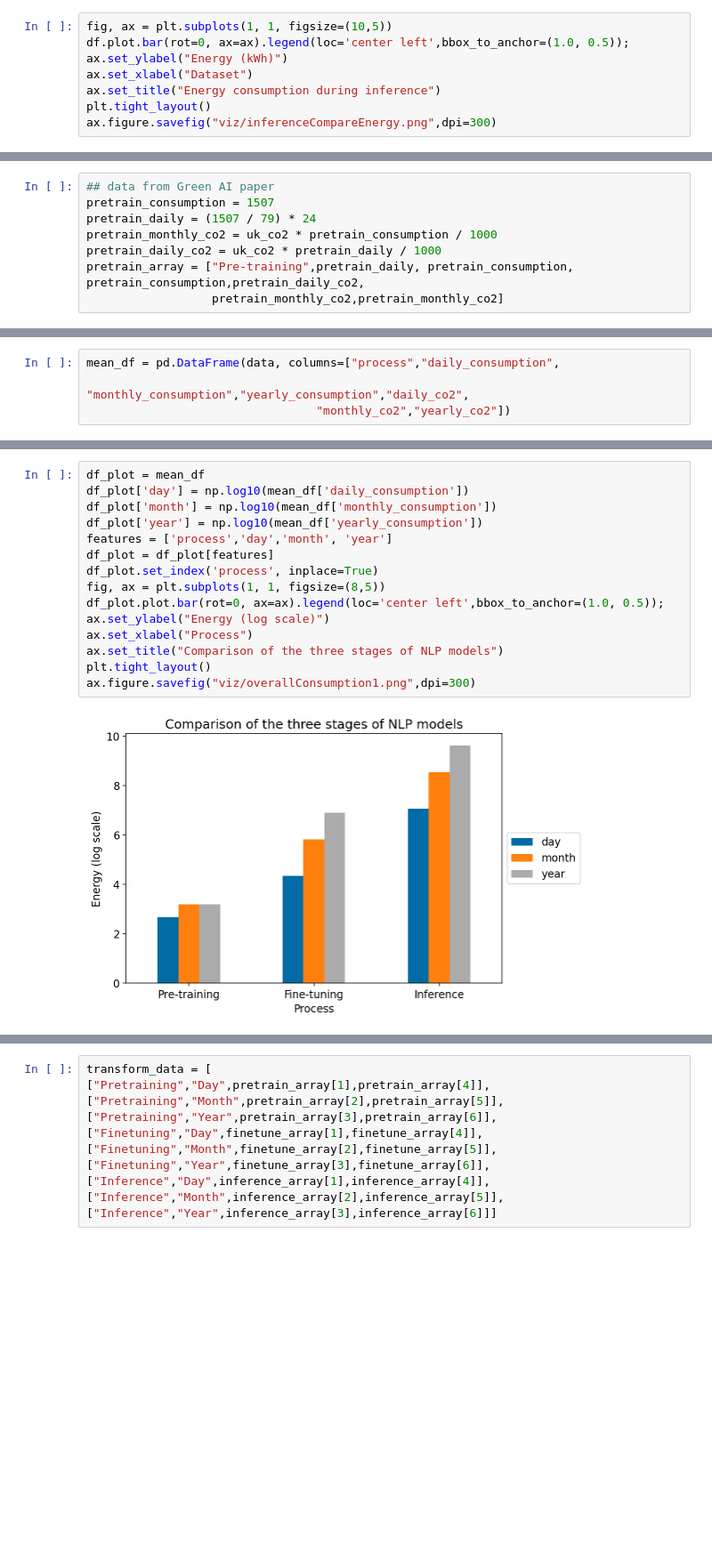
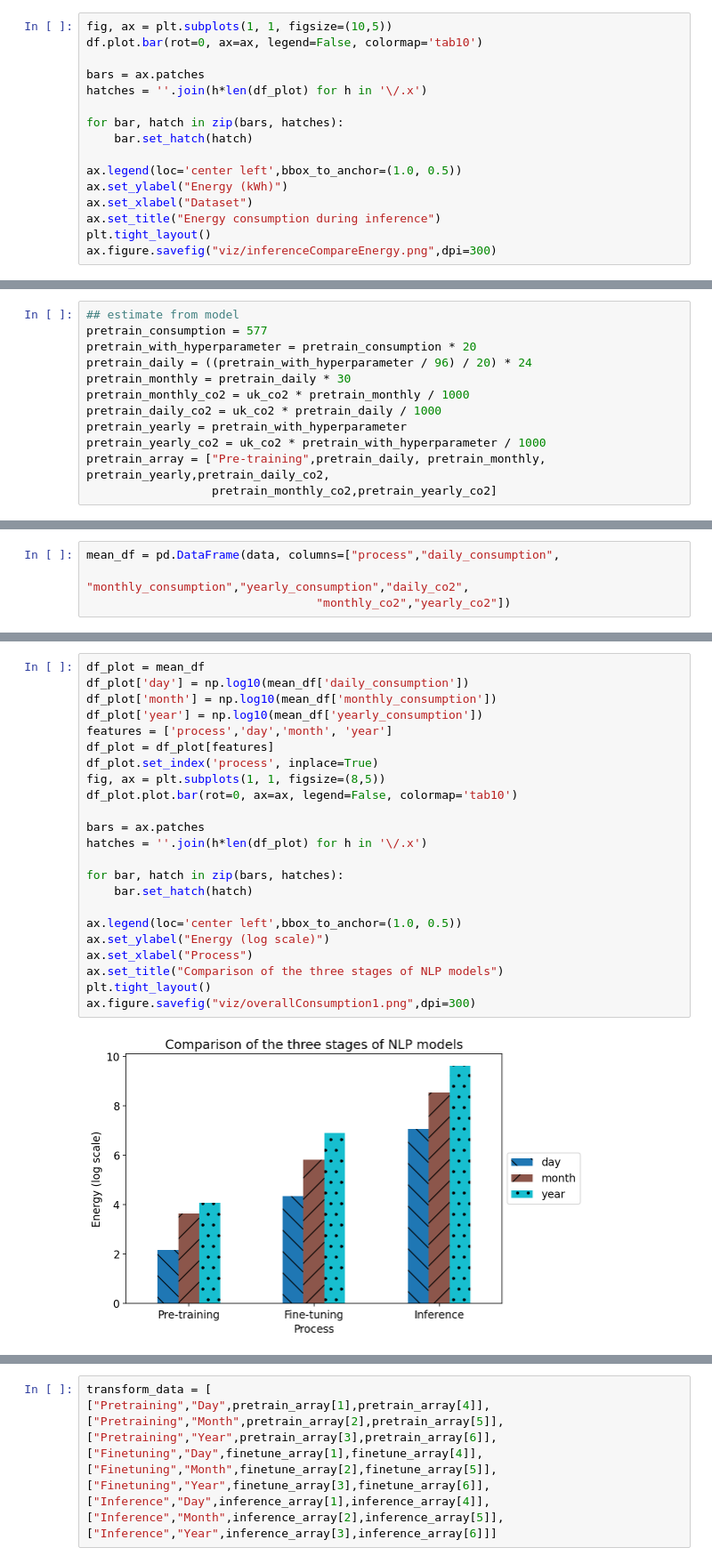
Before and after one commit to MScDissertation/NLP, a Jupyter notebook: InferenceAnalysis.ipynb, the cells around one changed output, grey strips where cells are left out. Shown at 89% size. Drawn from its saved outputs; the diff is of its cells as text; blank space fills up the shorter version.

```diff
--- a/InferenceAnalysis.ipynb
+++ b/InferenceAnalysis.ipynb
@@ -204,7 +205,15 @@ See the caveats in the documentation: https://pandas.pydata.org/pandas-docs/stab
   errors=errors,
 # %%
 fig, ax = plt.subplots(1, 1, figsize=(10,5))
-df.plot.bar(rot=0, ax=ax).legend(loc='center left',bbox_to_anchor=(1.0, 0.5));
+df.plot.bar(rot=0, ax=ax, legend=False, colormap='tab10')
+
+bars = ax.patches
+hatches = ''.join(h*len(df_plot) for h in '\/.x')
+
+for bar, hatch in zip(bars, hatches):
+    bar.set_hatch(hatch)
+
+ax.legend(loc='center left',bbox_to_anchor=(1.0, 0.5))
 ax.set_ylabel("Energy (kWh)")
 ax.set_xlabel("Dataset")
 ax.set_title("Energy consumption during inference")
@@ -254,13 +263,17 @@ df_time_interval['monthly kg CO2e/kWh'] = df_time_interval['monthly_CO2e'] /1000
 df_time_interval['yearly_CO2e'] = uk_co2 * df_time_interval['yearly_consumption']
 df_time_interval['yearly kg CO2e/kWh'] = df_time_interval['yearly_CO2e'] /1000
 # %%
-## data from Green AI paper
-pretrain_consumption = 1507
-pretrain_daily = (1507 / 79) * 24
-pretrain_monthly_co2 = uk_co2 * pretrain_consumption / 1000
+## estimate from model
+pretrain_consumption = 577
+pretrain_with_hyperparameter = pretrain_consumption * 20
+pretrain_daily = ((pretrain_with_hyperparameter / 96) / 20) * 24
+pretrain_monthly = pretrain_daily * 30
+pretrain_monthly_co2 = uk_co2 * pretrain_monthly / 1000
 pretrain_daily_co2 = uk_co2 * pretrain_daily / 1000
-pretrain_array = ["Pre-training",pretrain_daily, pretrain_consumption, pretrain_consumption,pretrain_daily_co2,
-                  pretrain_monthly_co2,pretrain_monthly_co2]
+pretrain_yearly = pretrain_with_hyperparameter
+pretrain_yearly_co2 = uk_co2 * pretrain_with_hyperparameter / 1000
+pretrain_array = ["Pre-training",pretrain_daily, pretrain_monthly, pretrain_yearly,pretrain_daily_co2,
+                  pretrain_monthly_co2,pretrain_yearly_co2]
 # %%
 ## better way
 inference_array = ["Inference",
@@ -295,17 +308,25 @@ mean_df
 # %%
 df_plot = mean_df
 df_plot['day'] = np.log10(mean_df['daily_consumption'])
 df_plot['month'] = np.log10(mean_df['monthly_consumption'])
 df_plot['year'] = np.log10(mean_df['yearly_consumption'])
 features = ['process','day','month', 'year']
 df_plot = df_plot[features]
 df_plot.set_index('process', inplace=True)
 fig, ax = plt.subplots(1, 1, figsize=(8,5))
-df_plot.plot.bar(rot=0, ax=ax).legend(loc='center left',bbox_to_anchor=(1.0, 0.5));
+df_plot.plot.bar(rot=0, ax=ax, legend=False, colormap='tab10')
+
+bars = ax.patches
+hatches = ''.join(h*len(df_plot) for h in '\/.x')
+
+for bar, hatch in zip(bars, hatches):
+    bar.set_hatch(hatch)
+
+ax.legend(loc='center left',bbox_to_anchor=(1.0, 0.5))
 ax.set_ylabel("Energy (log scale)")
 ax.set_xlabel("Process")
 ax.set_title("Comparison of the three stages of NLP models")
 plt.tight_layout()
 ax.figure.savefig("viz/overallConsumption1.png",dpi=300)
 # %% [output]
-[figure, old version]
+[figure, new version]
```
Also changed, not shown: parts of 18 cells of this notebook, 23 other files.
